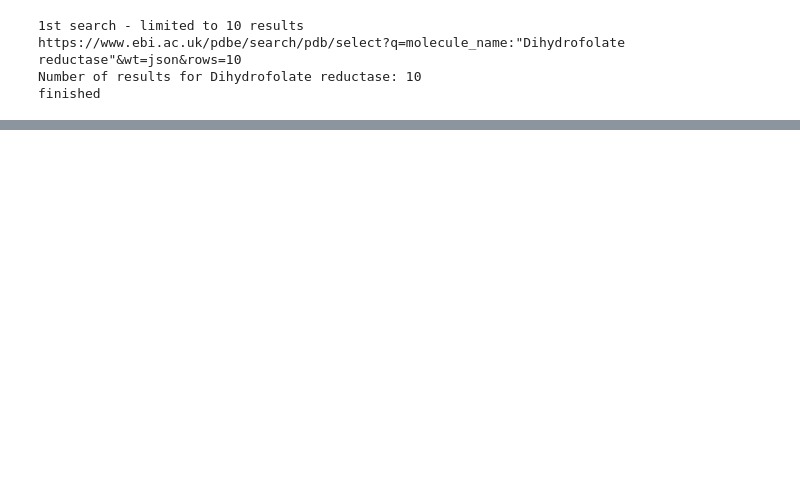
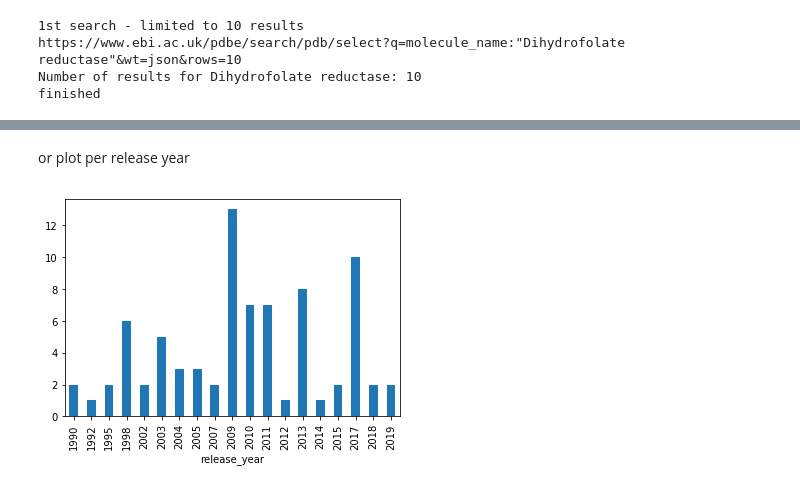
Before and after one commit to PDBeurope/pdbe-api-training, a Jupyter notebook: summer_school_2020/section1 - running a search.ipynb, the cells around one changed output, grey strips where cells are left out. Drawn from its saved outputs; the diff is of its cells as text; code cells hidden in the pictures; blank space fills up the shorter version.

```diff
--- a/summer_school_2020/section1 - running a search.ipynb
+++ b/summer_school_2020/section1 - running a search.ipynb
@@ -70,0 +267,9 @@ finished
+# %% [markdown]
+or plot per release year
+# %%
+pandas_plot(list_of_results=third_results_more_rows,
+            column_to_group_by='release_year',
+            graph_type='bar'
+            )
+# %% [output]
+[figure, added]
```
Also changed, not shown: parts of 36 cells of this notebook, 1 other file.
